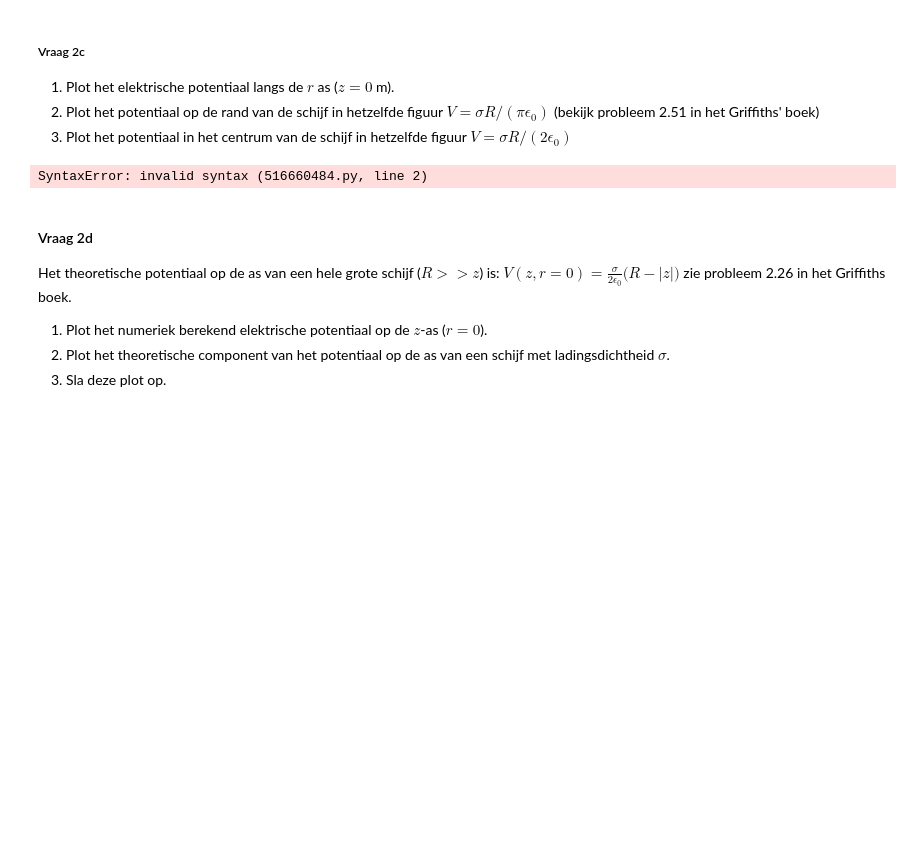
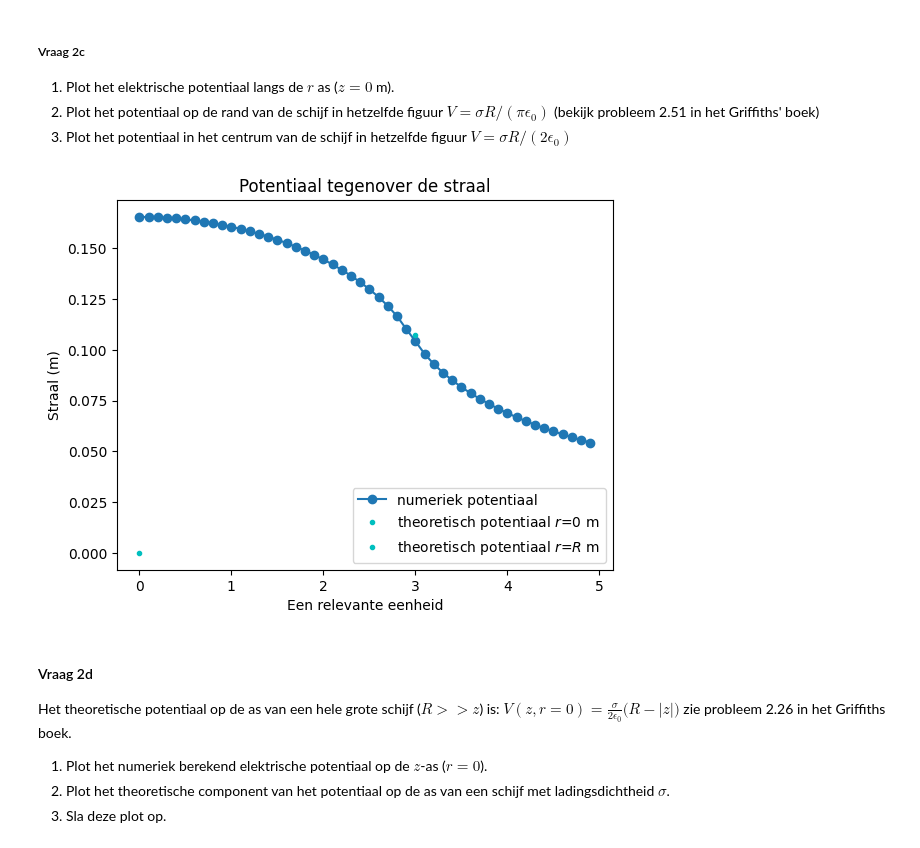
Before and after one commit to JSlootsTUD/opdrachten-DEF-D-Justin, a Jupyter notebook: DigitaleOntwerpopdrachten/1CondensatorOpdracht/CondensatorOntwerpopdracht.ipynb, the cells around one changed output. Cells and saved outputs as stored; diff of their text form; code cells hidden in the pictures; blank space fills up the shorter version.

```diff
--- a/DigitaleOntwerpopdrachten/1CondensatorOpdracht/CondensatorOntwerpopdracht.ipynb
+++ b/DigitaleOntwerpopdrachten/1CondensatorOpdracht/CondensatorOntwerpopdracht.ipynb
@@ -229,22 +229,24 @@ De ladingsdichtheid van de schijf is 9.949e-13 C/m^2
 3. Plot het potentiaal in het centrum van de schijf in hetzelfde figuur $V = \sigma R/(2 \epsilon_0)$
 # %%
 # Vul deze code aan zodat deze vraag 2.3 beantwoord.
-idx_z_zero =
+idx_z_zero = np.argmin(np.abs(z))
 
-V_0 =  # potentiaal op r = 0
+V_0 = sigma*0/(2*epsilon0)  # potentiaal op r = 0
 
-V_R =  # potentiaal op de straal van de schijf
-r_R =  # straal van de schijf
+V_R = sigma*disk_radius/(np.pi*epsilon0) # potentiaal op de straal van de schijf
+r_R = disk_radius # straal van de schijf
 
-plt.title(f"Jullie titel")
-plt.plot(r, V, "o-", label="numeriek potentiaal")
+plt.figure()
+plt.title(f"Potentiaal tegenover de straal")
+plt.plot(r, V[idx_z_zero], "o-", label="numeriek potentiaal")
 plt.plot(0, V_0, "c.", label="theoretisch potentiaal $r$=0 m")
 plt.plot(r_R, V_R, "c.", label="theoretisch potentiaal $r$=$R$ m")
 plt.legend()
 plt.xlabel("Een relevante eenheid")
-plt.ylabel("Een relevante eenheid")
+plt.ylabel("Straal (m)")
+plt.show()
 # %% [output]
-SyntaxError: invalid syntax (516660484.py, line 2)
+[figure, added]
 # %% [markdown]
 #### Vraag 2d
 
```
Also changed, not shown: parts of 1 cell of this notebook.
